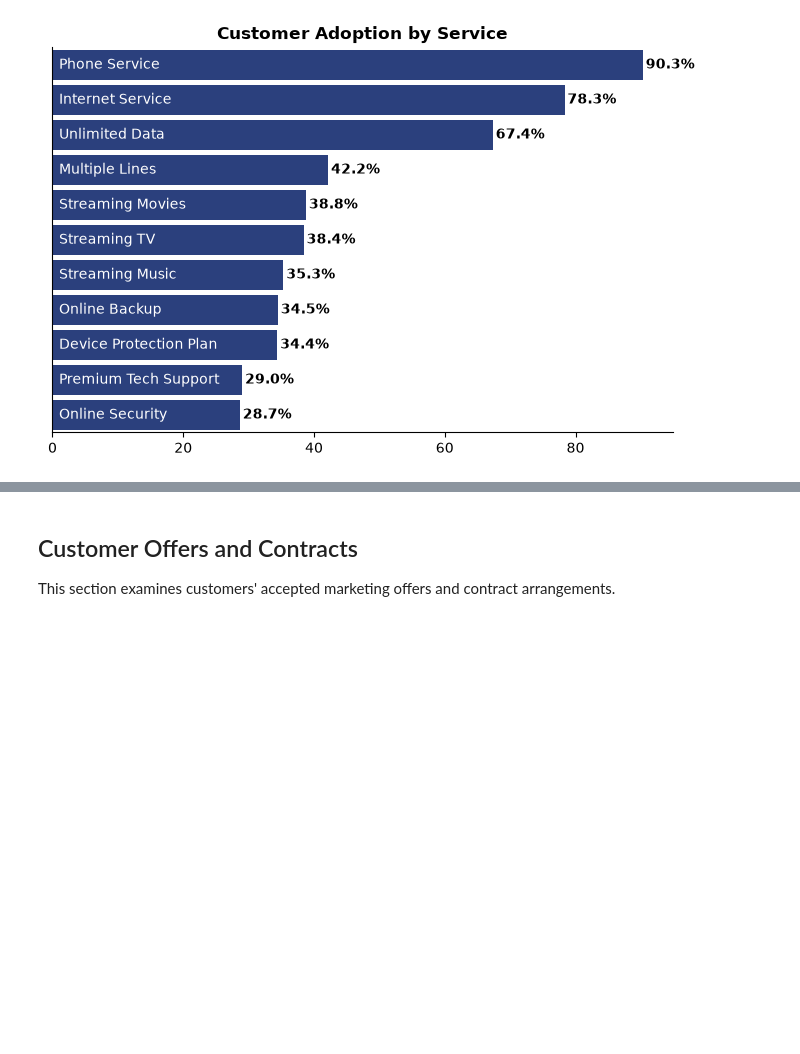
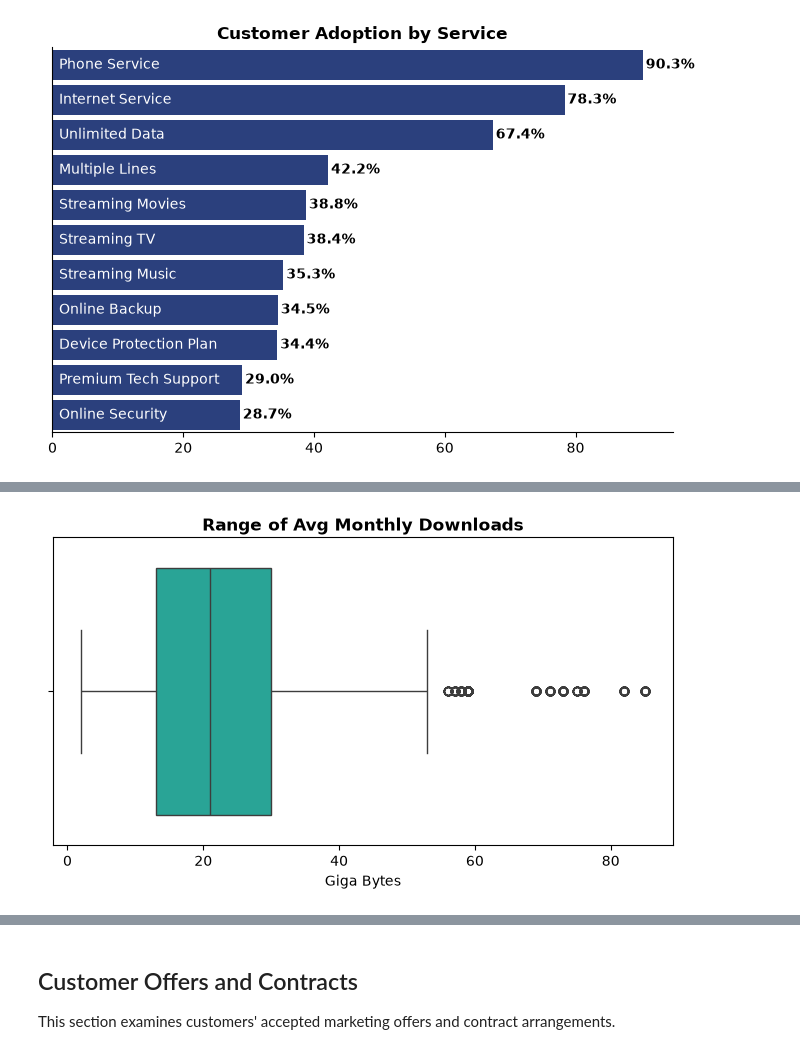
Before and after one commit to pendergataxel/telecom-customer-churn-analysis, a Jupyter notebook: notebooks/02_univariate_analysis.ipynb, the cells around one changed output, grey strips where cells are left out. Drawn from its saved outputs; the diff is of its cells as text; code cells hidden in the pictures; blank space fills up the shorter version.

```diff
--- a/notebooks/02_univariate_analysis.ipynb
+++ b/notebooks/02_univariate_analysis.ipynb
@@ -449,0 +507,14 @@ plt.show()
+# %%
+plt.figure(figsize=(8, 4))
+
+sns.boxplot(
+    internet_customers,
+    x='Avg Monthly GB Download',
+    color=colors['teal']
+)
+
+plt.title('Range of Avg Monthly Downloads', fontweight='bold', pad=5)
+plt.xlabel('Giga Bytes')
+plt.show()
+# %% [output]
+[figure, added]
```
Also changed, not shown: parts of 14 cells of this notebook.
